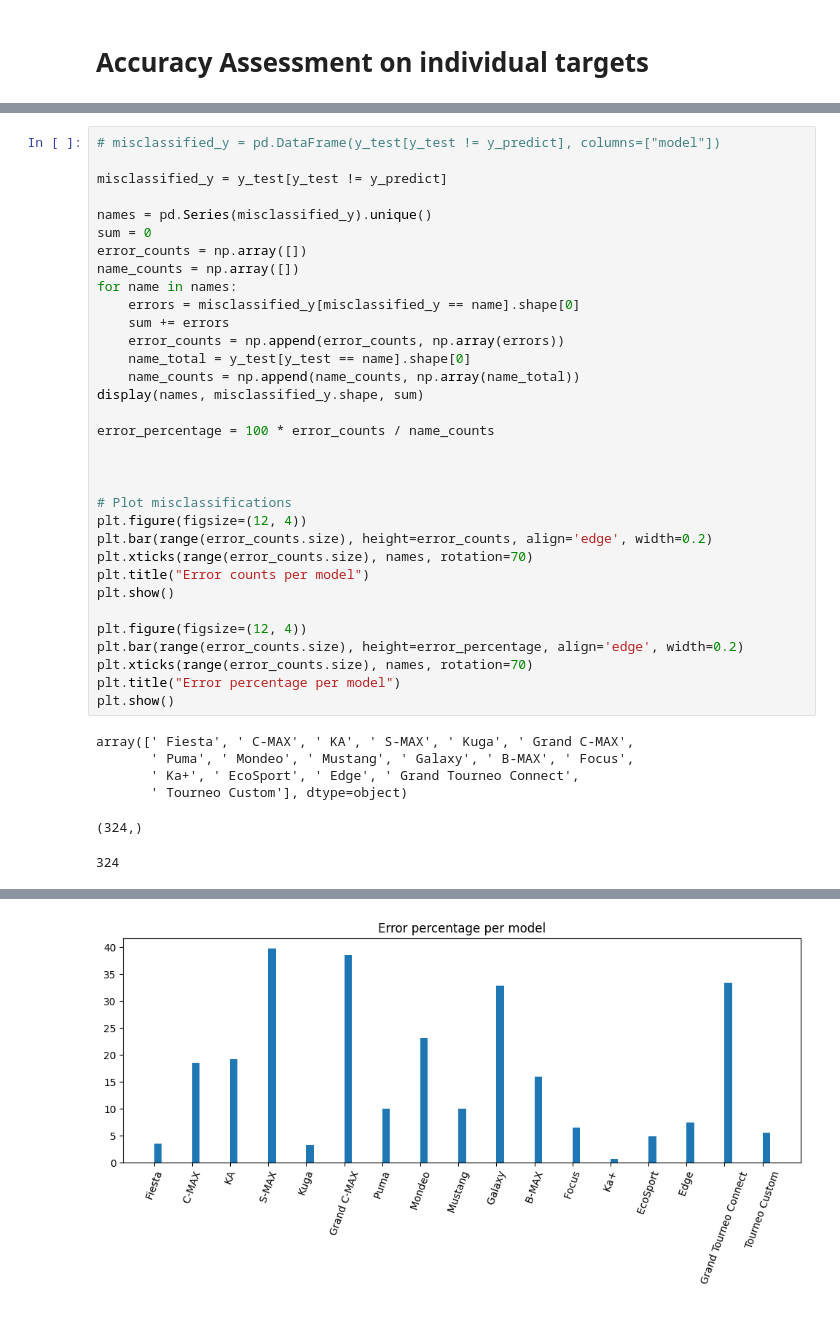
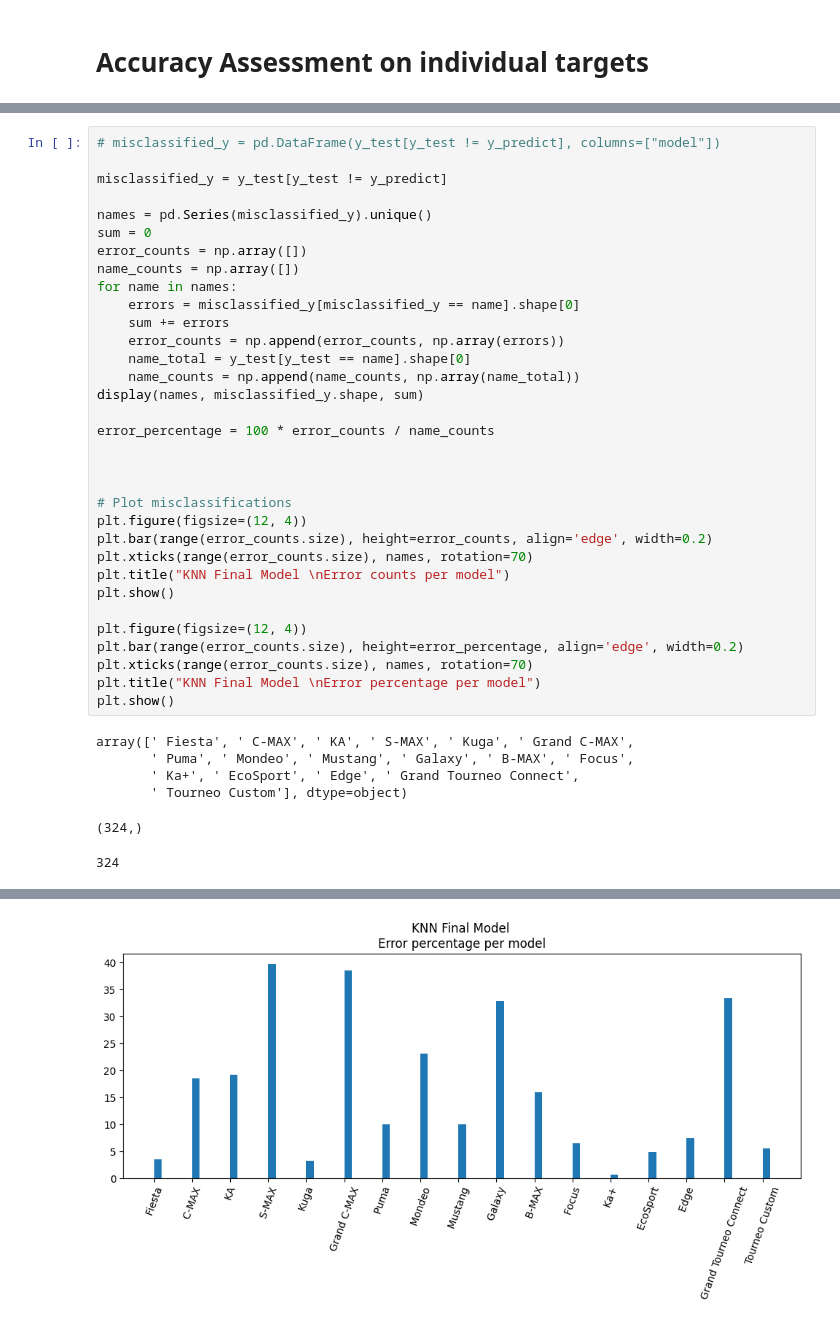
Before and after one commit to ddoggdiggitty/INFS-768-project, a Jupyter notebook: Group Project/Programming/CompiledKNN.ipynb, the cells around one changed output, grey strips where cells are left out. Drawn from its saved outputs; the diff is of its cells as text.

```diff
--- a/Group Project/Programming/CompiledKNN.ipynb
+++ b/Group Project/Programming/CompiledKNN.ipynb
@@ -337,13 +335,13 @@ error_percentage = 100 * error_counts / name_counts
 plt.figure(figsize=(12, 4))
 plt.bar(range(error_counts.size), height=error_counts, align='edge', width=0.2)
 plt.xticks(range(error_counts.size), names, rotation=70)
-plt.title("Error counts per model")
+plt.title("KNN Final Model \nError counts per model")
 plt.show()
 
 plt.figure(figsize=(12, 4))
 plt.bar(range(error_counts.size), height=error_percentage, align='edge', width=0.2)
 plt.xticks(range(error_counts.size), names, rotation=70)
-plt.title("Error percentage per model")
+plt.title("KNN Final Model \nError percentage per model")
 plt.show()
 # %% [output]
 array([' Fiesta', ' C-MAX', ' KA', ' S-MAX', ' Kuga', ' Grand C-MAX',
@@ -356 +354 @@ array([' Fiesta', ' C-MAX', ' KA', ' S-MAX', ' Kuga', ' Grand C-MAX',
-[figure, old version]
+[figure, new version]
```
Also changed, not shown: parts of 14 cells of this notebook.
